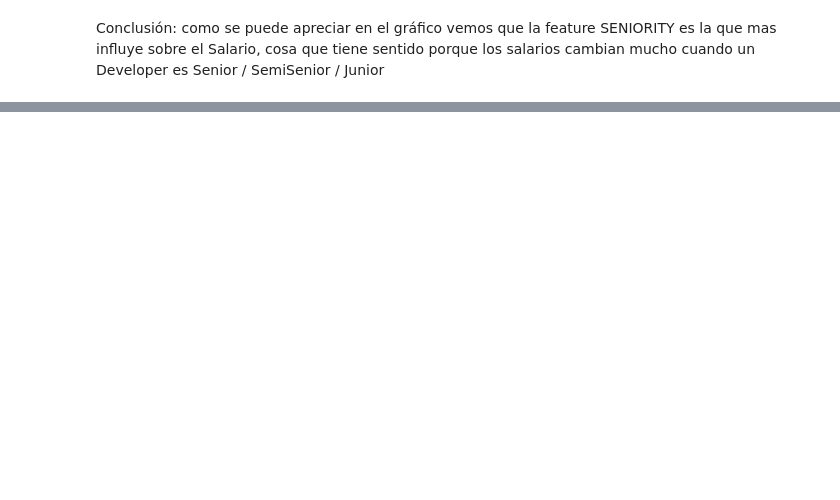
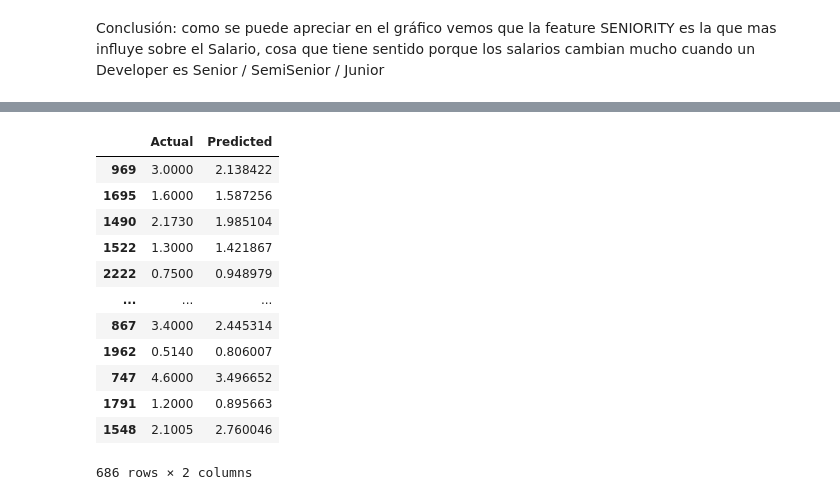
Before and after one commit to mauriciobergallo/coderhouse-datascience, a Jupyter notebook: ProyectoDS_EncuestaSalarial_BergalloMauricio.ipynb, the cells around one changed output, grey strips where cells are left out. Cells and saved outputs as stored; diff of their text form; code cells hidden in the pictures; blank space fills up the shorter version.

```diff
--- a/ProyectoDS_EncuestaSalarial_BergalloMauricio.ipynb
+++ b/ProyectoDS_EncuestaSalarial_BergalloMauricio.ipynb
@@ -537,0 +826,4 @@ Conclusión: como se puede apreciar en el gráfico vemos que la feature SENIORIT
+# %%
+# train_set => DataSet de Entrenamiento (75%)
+# val_set => DataSet de Validación (25%)
+rf_train_set, rf_test_set = train_test_split(df, test_size=0.25, random_state=42, shuffle=True, stratify=None)
@@ -537,0 +848,6 @@ Conclusión: como se puede apreciar en el gráfico vemos que la feature SENIORIT
+# %%
+X_train_rf = rf_train_set.drop('salario_en_millones', axis=1)
+y_train_rf = rf_train_set['salario_en_millones'].copy()
+
+X_test_rf = rf_test_set.drop('salario_en_millones', axis=1)
+y_test_rf = rf_test_set['salario_en_millones'].copy()
@@ -537,0 +860,2 @@ Conclusión: como se puede apreciar en el gráfico vemos que la feature SENIORIT
+# %%
+y_test_rf_pred = random_forest_model.predict(X_test_rf)
@@ -537,0 +899,23 @@ Conclusión: como se puede apreciar en el gráfico vemos que la feature SENIORIT
+# %%
+# Dataframe con los valores reales y predichos
+
+df_rf_real_pred = pd.DataFrame({
+    'Actual': y_test_rf,
+    'Predicted': y_test_rf_pred
+})
+
+df_rf_real_pred
+# %% [output]
+|  | Actual | Predicted |
+| 969 | 3.0000 | 2.138422 |
+| 1695 | 1.6000 | 1.587256 |
+| 1490 | 2.1730 | 1.985104 |
+| 1522 | 1.3000 | 1.421867 |
+| 2222 | 0.7500 | 0.948979 |
+| ... | ... | ... |
+| 867 | 3.4000 | 2.445314 |
+| 1962 | 0.5140 | 0.806007 |
+| 747 | 4.6000 | 3.496652 |
+| 1791 | 1.2000 | 0.895663 |
+| 1548 | 2.1005 | 2.760046 |
+686 rows × 2 columns
```
Also changed, not shown: parts of 55 cells of this notebook.
